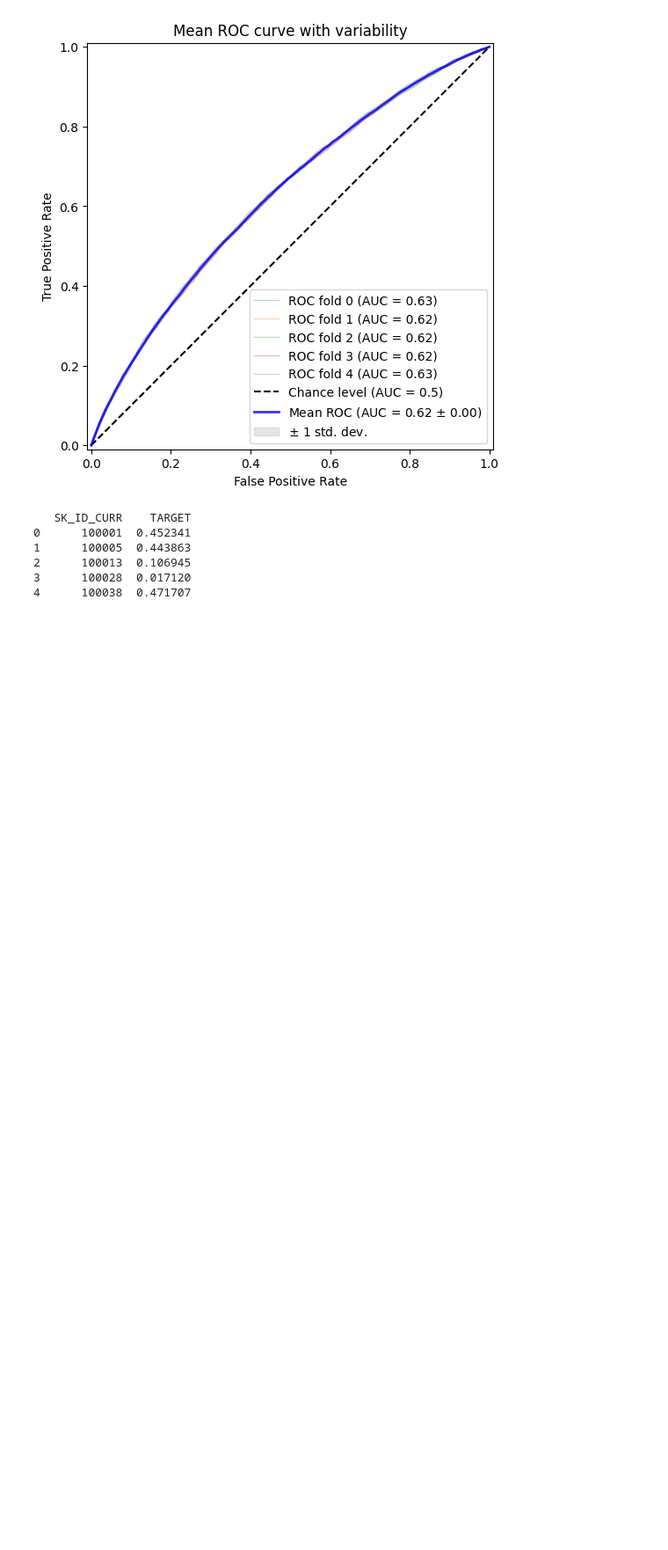
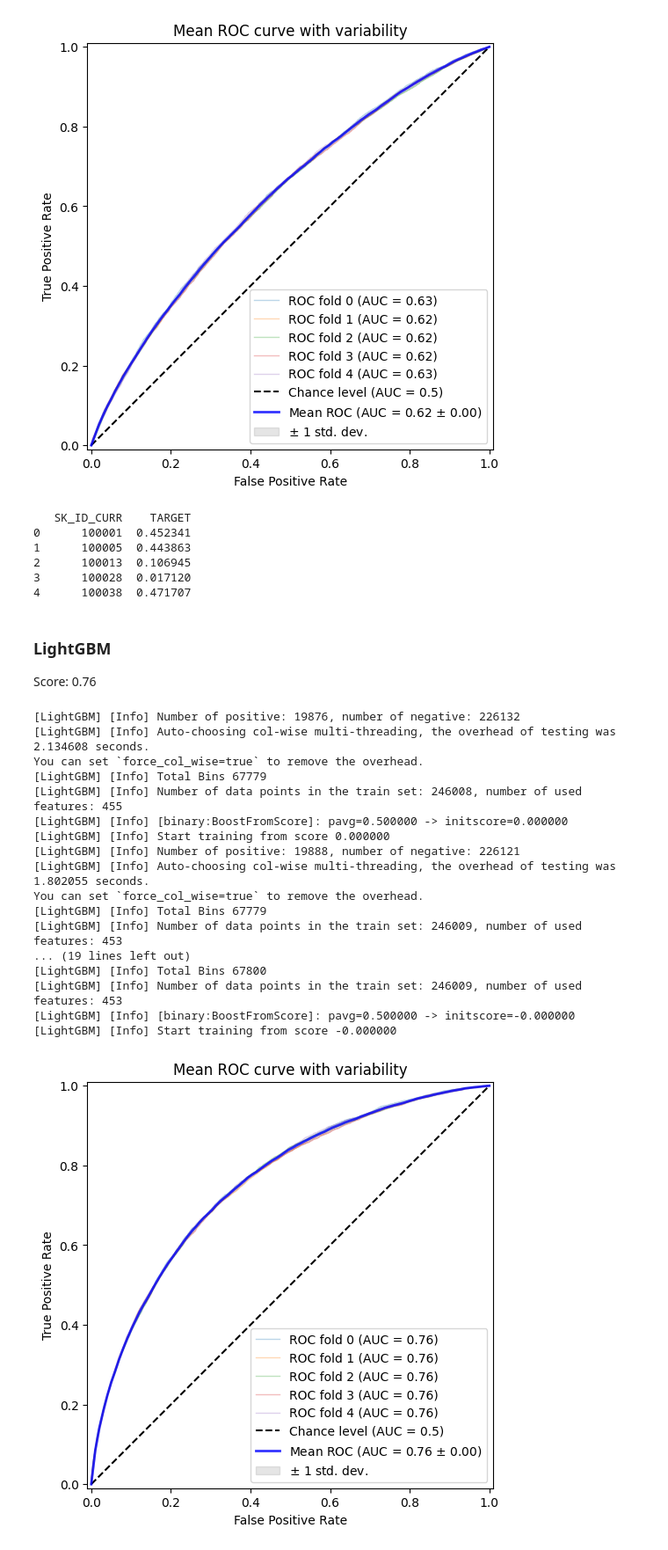
Before and after one commit to milhamramadhan12/def-risk, a Jupyter notebook: run.ipynb, the cells around one changed output. Shown at 88% size. Saved outputs shown, nothing was run; the diff lists cells and outputs as text; code cells hidden in the pictures; blank space fills up the shorter version.

```diff
--- a/run.ipynb
+++ b/run.ipynb
@@ -670,7 +675,7 @@ def roc_auc_plot(X, y, cv=None, classifier=None):
   """
     X : Train data
     y : Target
-    returns trained classifier
+    returns trained classifier (yang terakhir)
   """
   tprs = []
   aucs = []
@@ -1308,3 +1360,32 @@ print(submit.head())
 # %%
 # Save the submission dataframe
 submit.to_csv('/content/gdrive/MyDrive/RAKAMIN/bnb_feature_engineered.csv', index = False)
+# %% [markdown]
+### LightGBM
+Score: 0.76
+# %%
+lgb = LGBMClassifier(n_estimators=1000, objective = 'binary',
+                     class_weight = 'balanced', learning_rate = 0.05,
+                     reg_alpha = 0.1, reg_lambda = 0.1,
+                     subsample = 0.8, n_jobs = -1, random_state = 50)
+# %%
+lgb = roc_auc_plot(train, train_labels, cv=kfold, classifier=lgb)
+# %% [output]
+[LightGBM] [Info] Number of positive: 19876, number of negative: 226132
+[LightGBM] [Info] Auto-choosing col-wise multi-threading, the overhead of testing was 2.134608 seconds.
+You can set `force_col_wise=true` to remove the overhead.
+[LightGBM] [Info] Total Bins 67779
+[LightGBM] [Info] Number of data points in the train set: 246008, number of used features: 455
+[LightGBM] [Info] [binary:BoostFromScore]: pavg=0.500000 -> initscore=0.000000
+[LightGBM] [Info] Start training from score 0.000000
+[LightGBM] [Info] Number of positive: 19888, number of negative: 226121
+[LightGBM] [Info] Auto-choosing col-wise multi-threading, the overhead of testing was 1.802055 seconds.
+You can set `force_col_wise=true` to remove the overhead.
+[LightGBM] [Info] Total Bins 67779
+[LightGBM] [Info] Number of data points in the train set: 246009, number of used features: 453
+... (19 lines left out)
+[LightGBM] [Info] Total Bins 67800
+[LightGBM] [Info] Number of data points in the train set: 246009, number of used features: 453
+[LightGBM] [Info] [binary:BoostFromScore]: pavg=0.500000 -> initscore=-0.000000
+[LightGBM] [Info] Start training from score -0.000000
+[figure, added]
```
Also changed, not shown: parts of 119 cells of this notebook, 44 other files.
